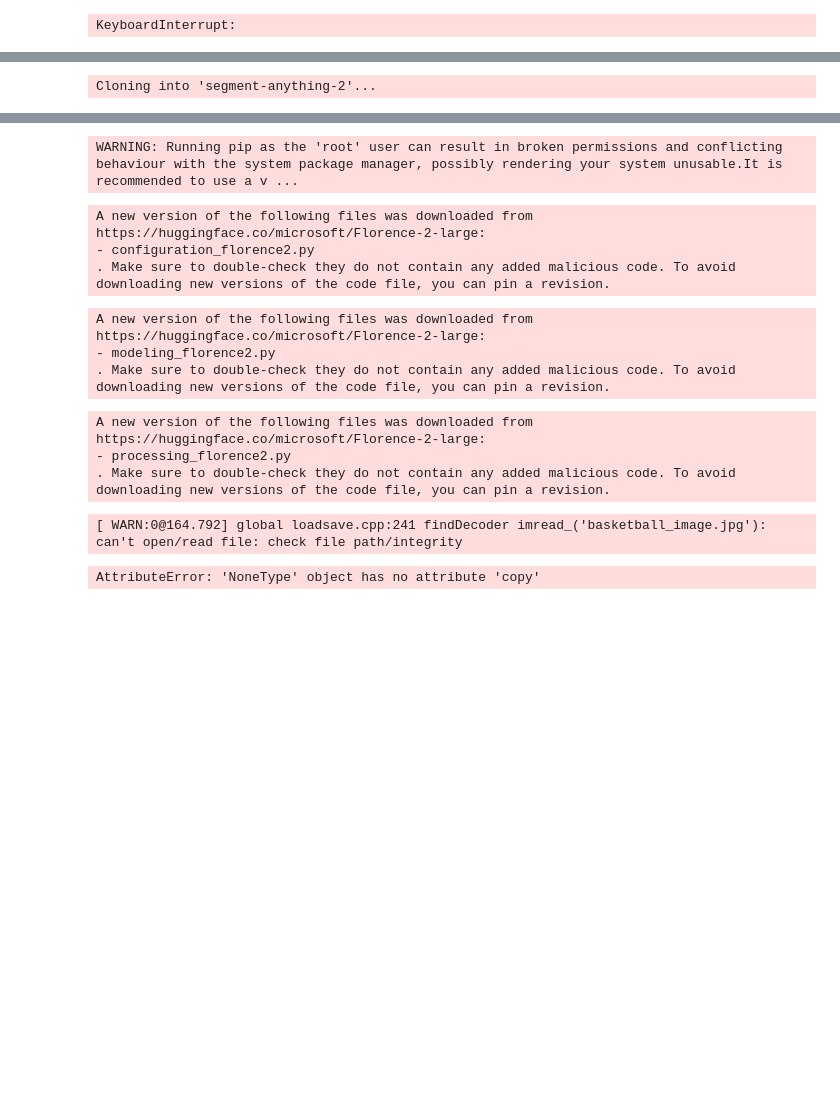
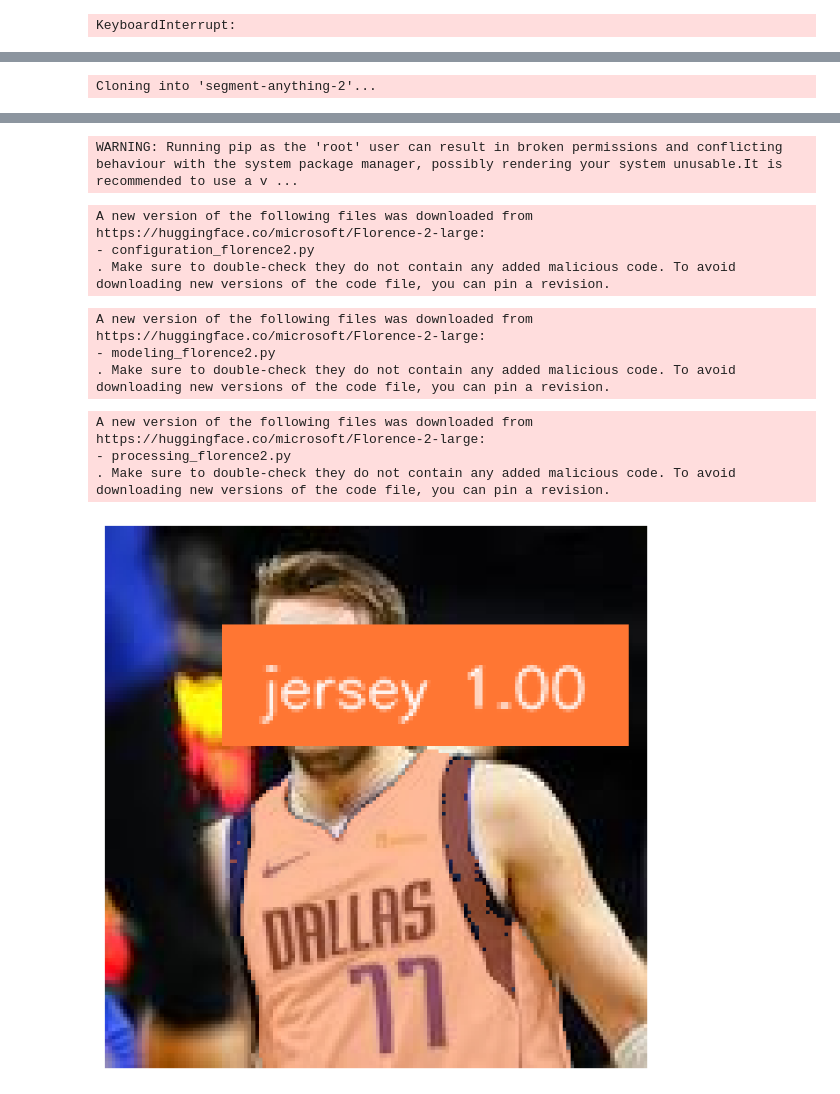
Before and after one commit to ghadfield32/sam2_video_analysis, a Jupyter notebook: notebooks/sam_ultralytics.ipynb, the cells around one changed output, grey strips where cells are left out. Drawn from its saved outputs; the diff is of its cells as text; code cells hidden in the pictures; blank space fills up the shorter version.

Commit message:
updating with prediction image on autodistill sam2, working toward video now.

```diff
--- a/notebooks/sam_ultralytics.ipynb
+++ b/notebooks/sam_ultralytics.ipynb
@@ -120,6 +120,7 @@ ontology = CaptionOntology(
         "hoop": "hoop",
         "jersey": "jersey",
         "court lines": "court lines",
+        "numbers" : "numbers",
     }
 )
 
@@ -156,16 +157,15 @@ Requirement already satisfied: numpy>=1.24.4 in /opt/conda/envs/data_science_sam
   Stored in directory: /root/.cache/pip/wheels/9a/a3/b6/ac0fcd1b4ed5cfeb3db92e6a0e476cfd48ed0df92b91080c1d
 Successfully built SAM-2 antlr4-python3-runtime iopath
 Installing collected packages: antlr4-python3-runtime, portalocker, omegaconf, iopath, hydra-core, SAM-2
 Successfully installed SAM-2-1.0 antlr4-python3-runtime-4.9.3 hydra-core-1.3.2 iopath-0.1.10 omegaconf-2.3.0 portalocker-2.10.1
 WARNING: Running pip as the 'root' user can result in broken permissions and conflicting behaviour with the system package manager, possibly rendering your system unusable.It is recommended to use a v ...
 A new version of the following files was downloaded from https://huggingface.co/microsoft/Florence-2-large:
 - configuration_florence2.py
 . Make sure to double-check they do not contain any added malicious code. To avoid downloading new versions of the code file, you can pin a revision.
 A new version of the following files was downloaded from https://huggingface.co/microsoft/Florence-2-large:
 - modeling_florence2.py
 . Make sure to double-check they do not contain any added malicious code. To avoid downloading new versions of the code file, you can pin a revision.
 A new version of the following files was downloaded from https://huggingface.co/microsoft/Florence-2-large:
 - processing_florence2.py
 . Make sure to double-check they do not contain any added malicious code. To avoid downloading new versions of the code file, you can pin a revision.
-[ WARN:0@164.792] global loadsave.cpp:241 findDecoder imread_('basketball_image.jpg'): can't open/read file: check file path/integrity
-AttributeError: 'NoneType' object has no attribute 'copy'
+[figure, added]
```
Also changed, not shown: parts of 3 cells of this notebook, 5 other files.
